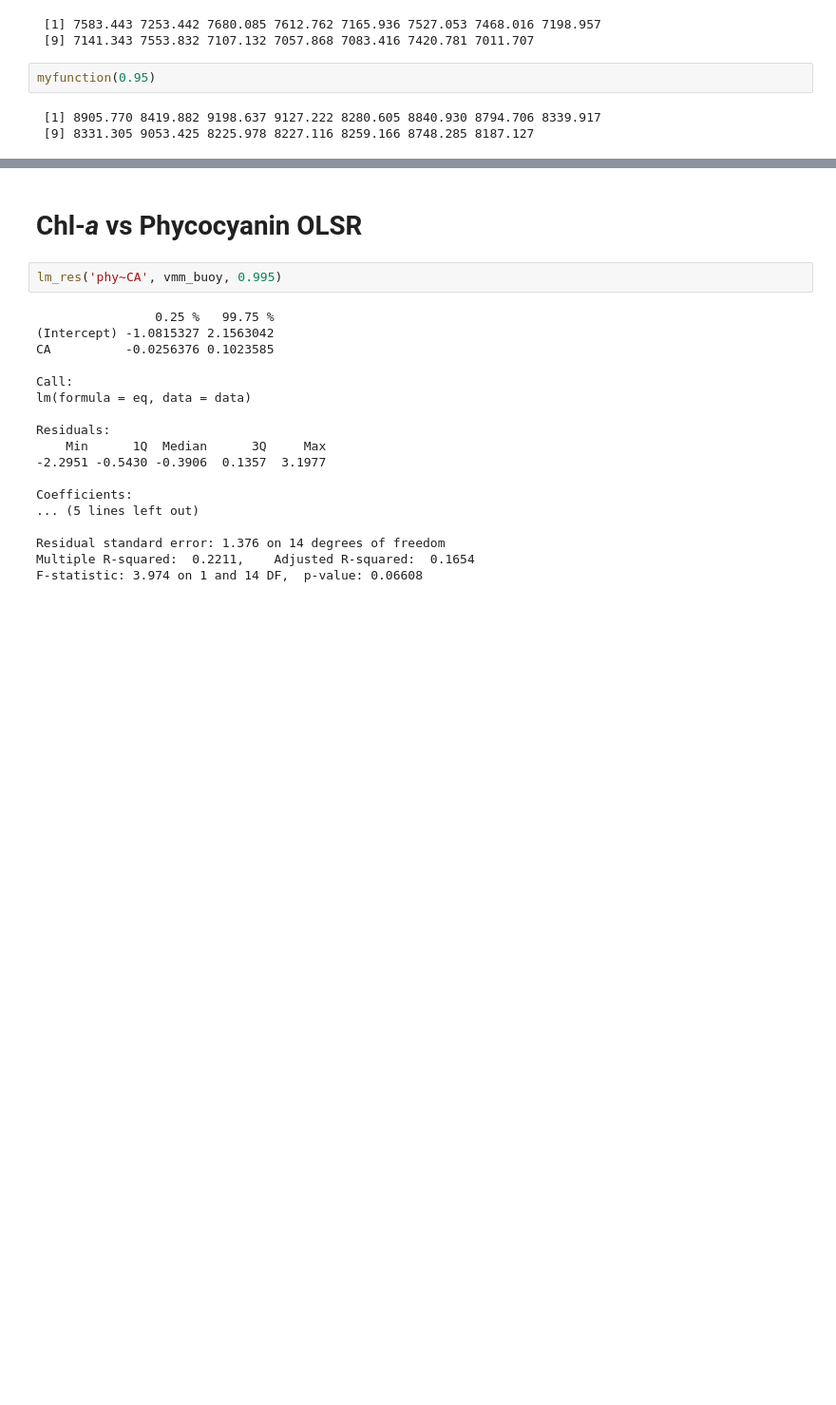
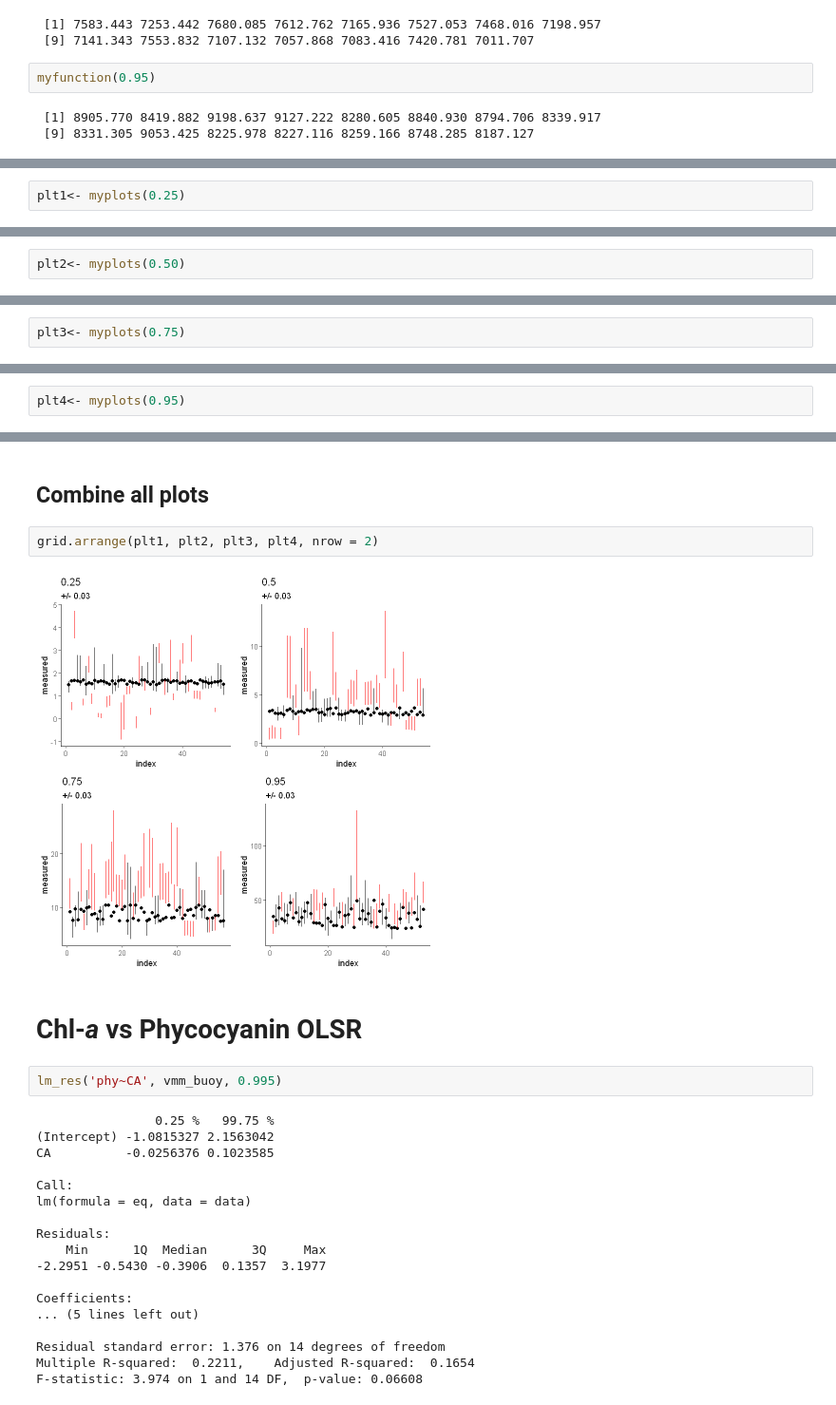
Before and after one commit to r-determan/CharlesRiver, a Jupyter notebook: Results_Feb5.ipynb, the cells around one changed output, grey strips where cells are left out. Shown at 95% size. Saved outputs shown, nothing was run; the diff lists cells and outputs as text; blank space fills up the shorter version.

Commit message:
update figures 6 and 7

```diff
--- a/Results_Feb5.ipynb
+++ b/Results_Feb5.ipynb
@@ -976,0 +1050,2 @@ myfunction(0.95)
+# %%
+plt1<- myplots(0.25)
@@ -976,0 +1072,2 @@ myfunction(0.95)
+# %%
+plt2<- myplots(0.50)
@@ -976,0 +1094,2 @@ myfunction(0.95)
+# %%
+plt3<- myplots(0.75)
@@ -976,0 +1116,2 @@ myfunction(0.95)
+# %%
+plt4<- myplots(0.95)
@@ -977,3 +1136,9 @@ myfunction(0.95)
+# %% [markdown]
+## Combine all plots
+# %%
+grid.arrange(plt1, plt2, plt3, plt4, nrow = 2)
+# %% [output]
+[figure, added]
 # %% [markdown]
 # Chl-*a* vs Phycocyanin OLSR
 # %%
```
Also changed, not shown: parts of 15 cells of this notebook.
